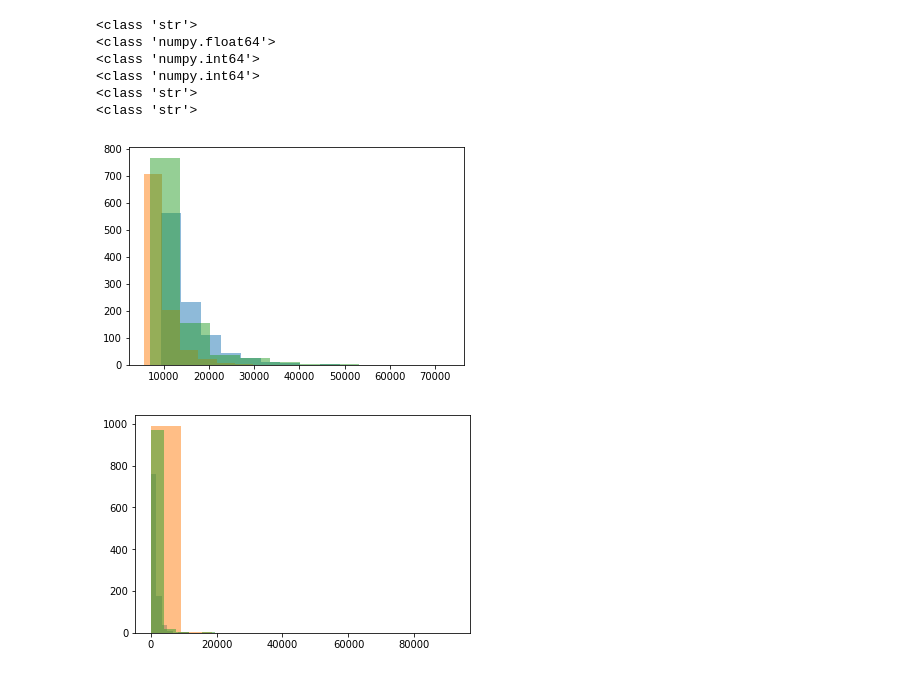
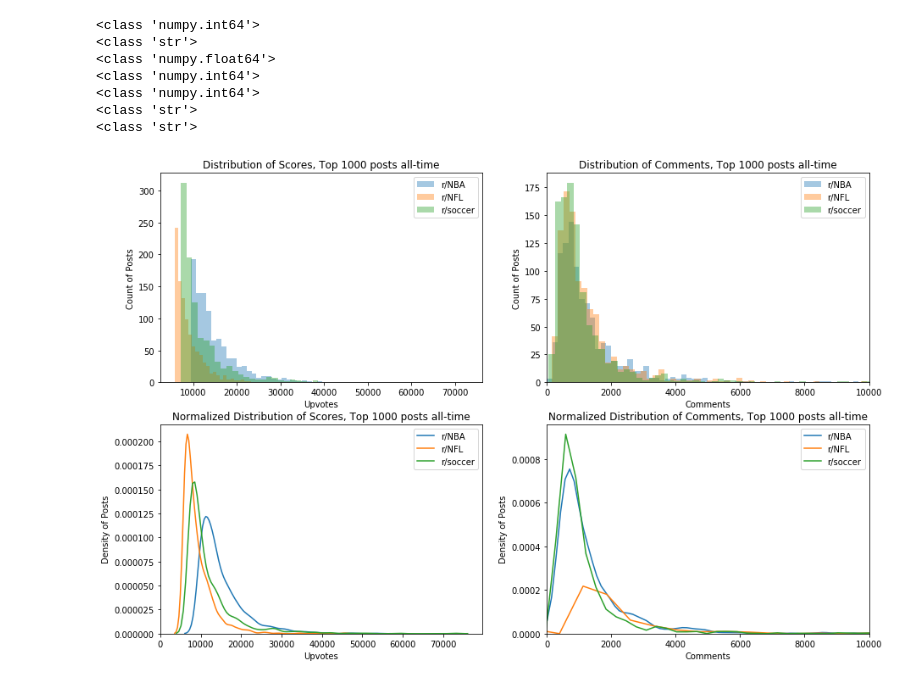
Before and after one commit to YunusBulut/dsprojects, a Jupyter notebook: Unit5/API-reddit.ipynb, the cells around one changed output. Drawn from its saved outputs; the diff is of its cells as text; code cells hidden in the pictures.

```diff
--- a/Unit5/API-reddit.ipynb
+++ b/Unit5/API-reddit.ipynb
@@ -53,0 +39,2 @@ df.head()
+# %%
+df = pd.read_csv('sportsreddits.csv')
@@ -54,26 +52,56 @@ df.head()
 # %%
+#Confirm no datatype surprises
 for i in df.iloc[0,:]:
     print(type(i))
 # %% [output]
+<class 'numpy.int64'>
 <class 'str'>
 <class 'numpy.float64'>
 <class 'numpy.int64'>
 <class 'numpy.int64'>
 <class 'str'>
 <class 'str'>
-# %%
-plt.hist(df[df.subreddit == 'NBA']['upvotes'], alpha=.5)
-plt.hist(df[df.subreddit == 'NFL']['upvotes'], alpha=.5)
-plt.hist(df[df.subreddit == 'Soccer']['upvotes'], alpha=.5)
-plt.show()
-# %% [output]
-[figure, removed]
-# %%
-plt.hist(df[df.subreddit == 'NBA']['comments'], alpha=.5)
-plt.hist(df[df.subreddit == 'NFL']['comments'], alpha=.5)
-plt.hist(df[df.subreddit == 'Soccer']['comments'], alpha=.5)
-plt.show()
-# %% [output]
-[figure, removed]
+# %%
+fig = plt.figure(figsize=[15,10])
+fig.add_subplot(221)
+sns.distplot(df[df.subreddit == 'NBA']['upvotes'], kde=False, hist=True, norm_hist=False, label='r/NBA')
+sns.distplot(df[df.subreddit == 'NFL']['upvotes'], kde=False, hist=True,  norm_hist=False, label='r/NFL')
+sns.distplot(df[df.subreddit == 'Soccer']['upvotes'], kde=False, hist=True, norm_hist=False, label='r/soccer')
+plt.legend()
+plt.xlabel('Upvotes')
+plt.ylabel('Count of Posts')
+plt.title('Distribution of Scores, Top 1000 posts all-time')
+fig.add_subplot(222)
+sns.distplot(df[df.subreddit == 'NBA']['comments'], bins=100,
+             kde=False, hist=True, norm_hist=False, label='r/NBA')
+sns.distplot(df[df.subreddit == 'NFL']['comments'], bins=500,
+             kde=False, hist=True, norm_hist=False, label='r/NFL')
+sns.distplot(df[df.subreddit == 'Soccer']['comments'], bins=200,
+             kde=False, hist=True, norm_hist=False, label='r/soccer')
+plt.legend()
+plt.xlabel('Comments')
+plt.ylabel('Count of Posts')
+plt.title('Distribution of Comments, Top 1000 posts all-time')
+plt.xlim([0,10000])
+fig.add_subplot(223)
+sns.distplot(df[df.subreddit == 'NBA']['upvotes'], hist=False, label='r/NBA')
+sns.distplot(df[df.subreddit == 'NFL']['upvotes'], hist=False, label='r/NFL')
+sns.distplot(df[df.subreddit == 'Soccer']['upvotes'], hist=False, label='r/soccer')
+plt.legend()
+plt.xlabel('Upvotes')
+plt.ylabel('Density of Posts')
+plt.title('Normalized Distribution of Scores, Top 1000 posts all-time')
+fig.add_subplot(224)
+sns.distplot(df[df.subreddit == 'NBA']['comments'], hist=False, label='r/NBA')
+sns.distplot(df[df.subreddit == 'NFL']['comments'], hist=False, label='r/NFL')
+sns.distplot(df[df.subreddit == 'Soccer']['comments'], hist=False, label='r/soccer')
+plt.legend()
+plt.xlabel('Comments')
+plt.ylabel('Density of Posts')
+plt.title('Normalized Distribution of Comments, Top 1000 posts all-time')
+plt.xlim([0,10000])
+plt.show()
+# %% [output]
+[figure, added]
 # %%
 #Most common threads by sport:
```
Also changed, not shown: parts of 14 cells of this notebook, 1 other file.
